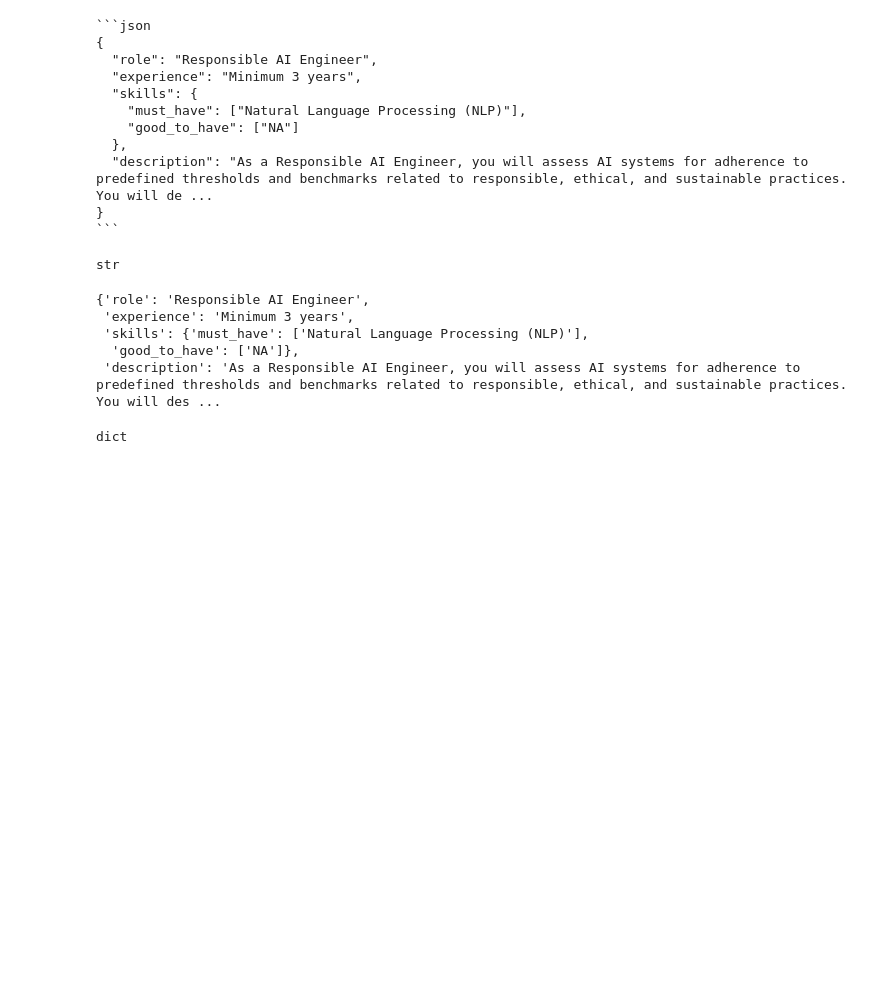
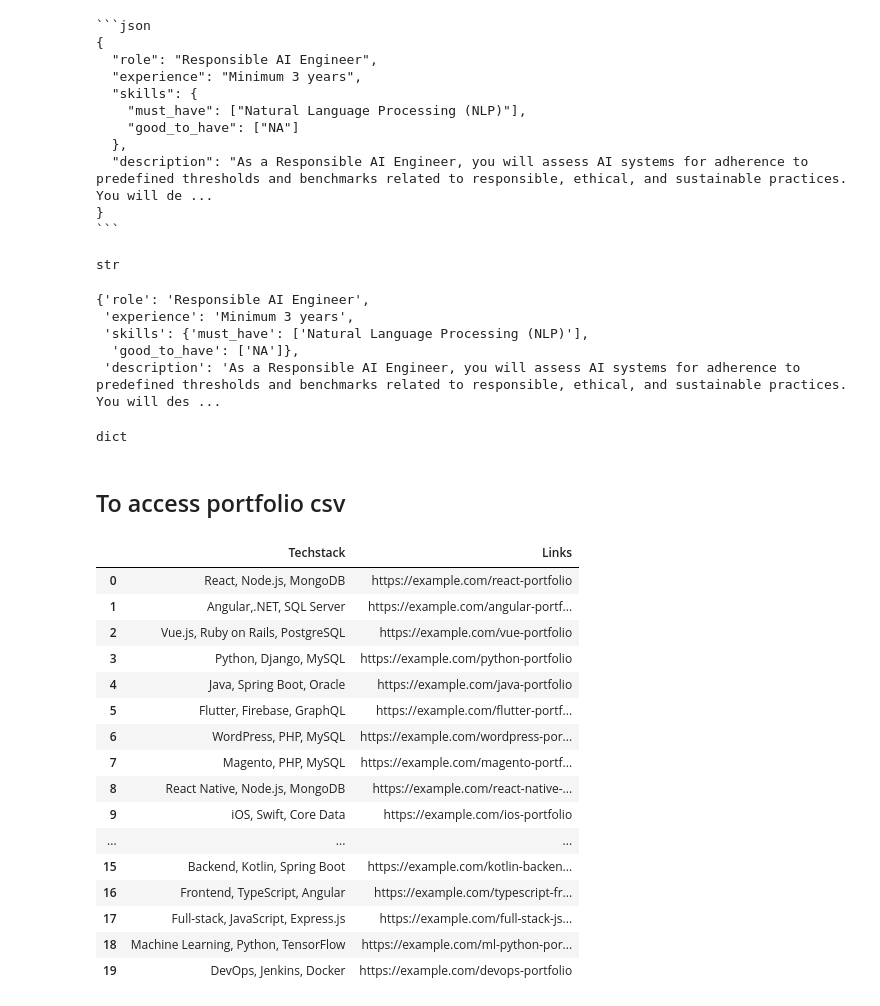
Before and after one commit to shivpalSW/emailgenerator-llama3-llm, a Jupyter notebook: cold_email_generator.ipynb, the cells around one changed output. Cells and saved outputs as stored; diff of their text form; code cells hidden in the pictures; blank space fills up the shorter version.

```diff
--- a/cold_email_generator.ipynb
+++ b/cold_email_generator.ipynb
@@ -96,3 +96,27 @@ json_responce
 type(json_responce)
 # %% [output]
 dict
+# %% [markdown]
+## To access portfolio csv
+# %%
+import pandas as pd
+df= pd.read_csv('/content/my_portfolio.csv')
+df
+# %% [output]
+|  | Techstack | Links |
+| 0 | React, Node.js, MongoDB | https://example.com/react-portfolio |
+| 1 | Angular,.NET, SQL Server | https://example.com/angular-portf... |
+| 2 | Vue.js, Ruby on Rails, PostgreSQL | https://example.com/vue-portfolio |
+| 3 | Python, Django, MySQL | https://example.com/python-portfolio |
+| 4 | Java, Spring Boot, Oracle | https://example.com/java-portfolio |
+| 5 | Flutter, Firebase, GraphQL | https://example.com/flutter-portf... |
+| 6 | WordPress, PHP, MySQL | https://example.com/wordpress-por... |
+| 7 | Magento, PHP, MySQL | https://example.com/magento-portf... |
+| 8 | React Native, Node.js, MongoDB | https://example.com/react-native-... |
+| 9 | iOS, Swift, Core Data | https://example.com/ios-portfolio |
+| ... | ... | ... |
+| 15 | Backend, Kotlin, Spring Boot | https://example.com/kotlin-backen... |
+| 16 | Frontend, TypeScript, Angular | https://example.com/typescript-fr... |
+| 17 | Full-stack, JavaScript, Express.js | https://example.com/full-stack-js... |
+| 18 | Machine Learning, Python, TensorFlow | https://example.com/ml-python-por... |
+| 19 | DevOps, Jenkins, Docker | https://example.com/devops-portfolio |
```
Also changed, not shown: parts of 2 cells of this notebook, 1 other file.
